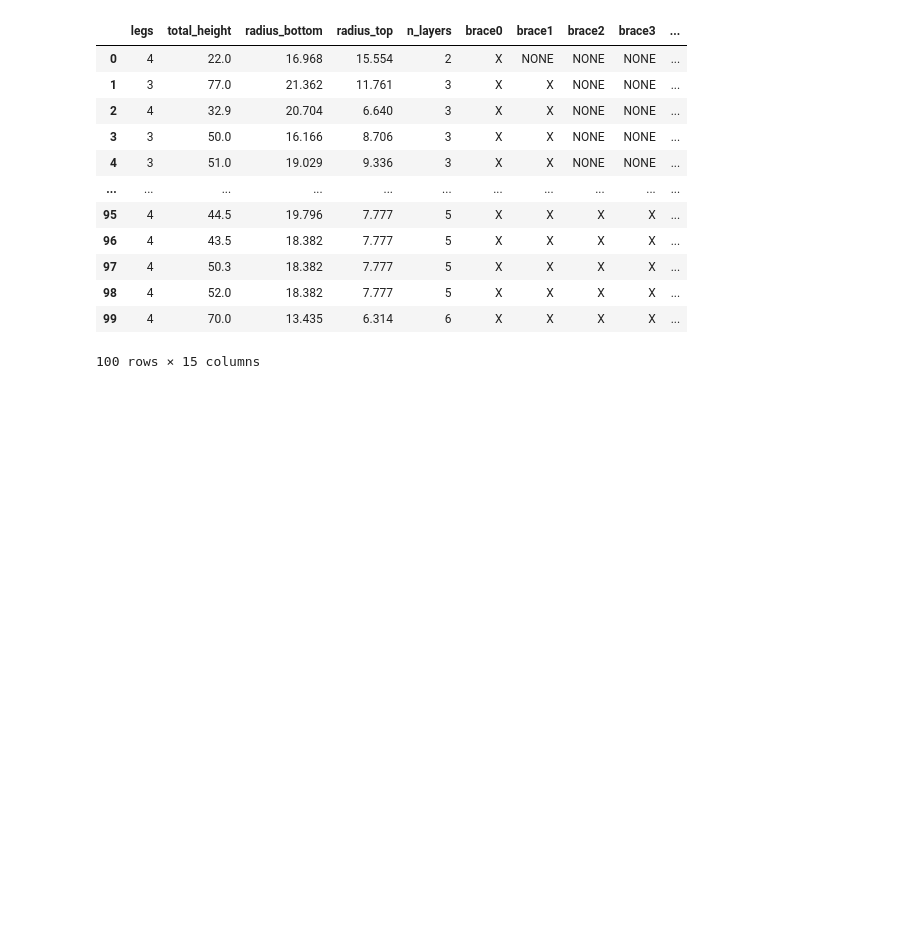
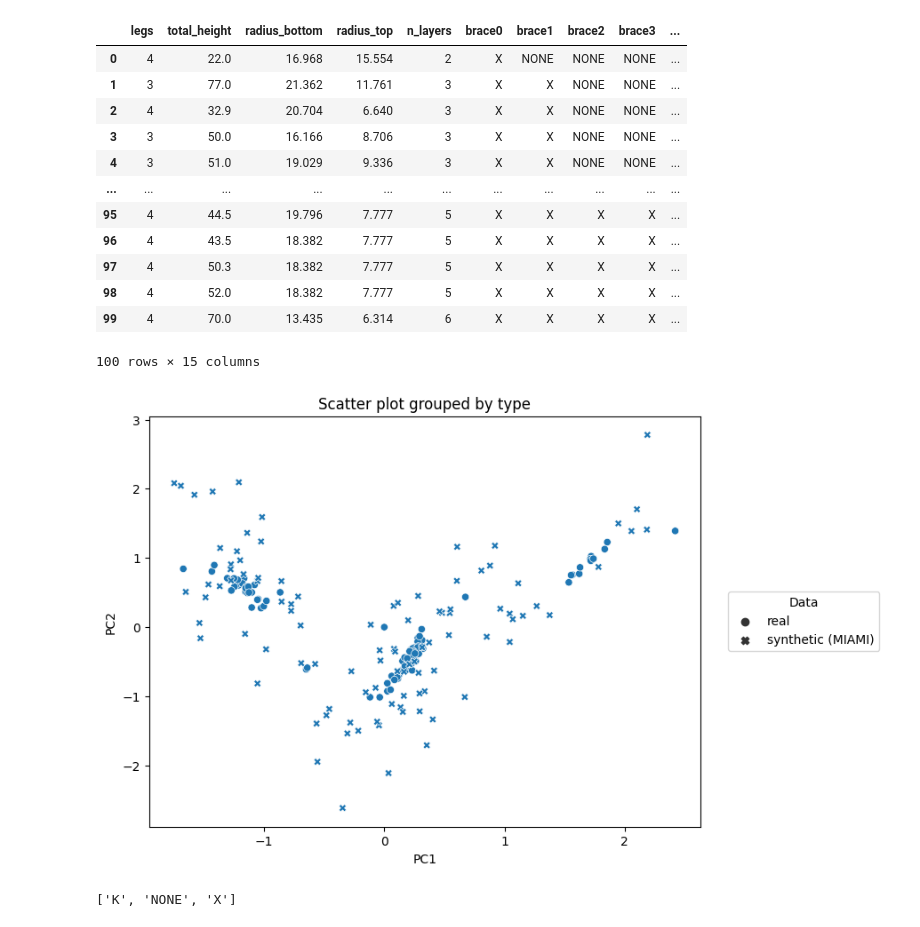
Before and after one commit to Panagiotou/M1DGMM, a Jupyter notebook: MIAMI_test_on_structures.ipynb, the cells around one changed output. Cells and saved outputs as stored; diff of their text form; code cells hidden in the pictures; blank space fills up the shorter version.

Commit message:
plots better

```diff
--- a/MIAMI_test_on_structures.ipynb
+++ b/MIAMI_test_on_structures.ipynb
@@ -469,42 +469,46 @@ train_original
 def plot_discr(out, train_original, x_lim=[], y_lim=[]):
     df_data = pd.DataFrame()
     df_generated = pd.DataFrame()
 
     df_data["x"] = out['Ez.y'][:,0]
     df_data["y"] = out['Ez.y'][:,1]
     zz = np.concatenate(out['zz'])
 
     df_generated["x"],  df_generated["y"] = zz[:,0], zz[:,1]
 
-    df_generated["c"] = "synthetic (MIAMI)"
-    df_generated["label"] = "synthetic (MIAMI)"
+    df_generated["method"] = "synthetic (MIAMI)"
 
-    df_data["c"] = train_original["label"]
-    df_data["label"] = train_original["label"]
+    df_data["method"] = train_original["label"]
 
     df_scatter = pd.concat([df_data, df_generated], axis=0, ignore_index=True)
 
-    # Convert the labels to numeric values
-    labels, levels = pd.factorize(df_scatter['label'])
 
     # Create a scatter plot
     fig, ax = plt.subplots(figsize=(8, 6))
-    scatter = ax.scatter(x=df_scatter['x'], y=df_scatter['y'], c=labels, cmap='Set1', s=10)
+    ax = sns.scatterplot(data=df_scatter, x="x", y="y", style="method")
     # Add a title and axis labels
     ax.set_title('Scatter plot grouped by type')
     ax.set_xlabel('PC1')
     ax.set_ylabel('PC2')
 
     # Create a legend
-    handles, labels = scatter.legend_elements()
-    legend = ax.legend(handles, levels, loc='center left', bbox_to_anchor=(1.05, 0.5), title="Data", borderaxespad=0.)
+    legend = ax.legend(loc='center left', bbox_to_anchor=(1.05, 0.5), title="Data", borderaxespad=0.)
     if len(x_lim)>0:
         ax.set_xlim(x_lim[0], x_lim[1])
         ax.set_ylim(y_lim[0], y_lim[1])
     plt.show()
 
 plot_discr(out, train_original)
 # plot_discr(out, train_original, x_lim=x_lim, y_lim=y_lim)
+# %% [output]
+[figure, added]
+# %%
+unique_braces = train_original[brace_cols].to_numpy().flatten()
+unique_braces = list(set(unique_braces))
+unique_braces.sort()
+unique_braces
+# %% [output]
+['K', 'NONE', 'X']
 # %%
 x_lim = []
 y_lim = []
```
Also changed, not shown: parts of 6 cells of this notebook, 2 other files.
